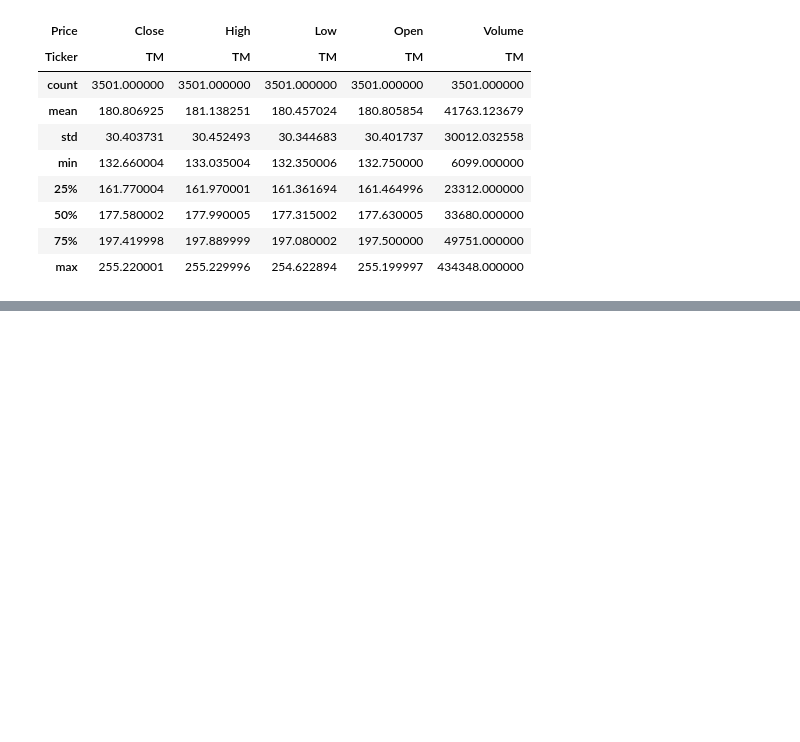
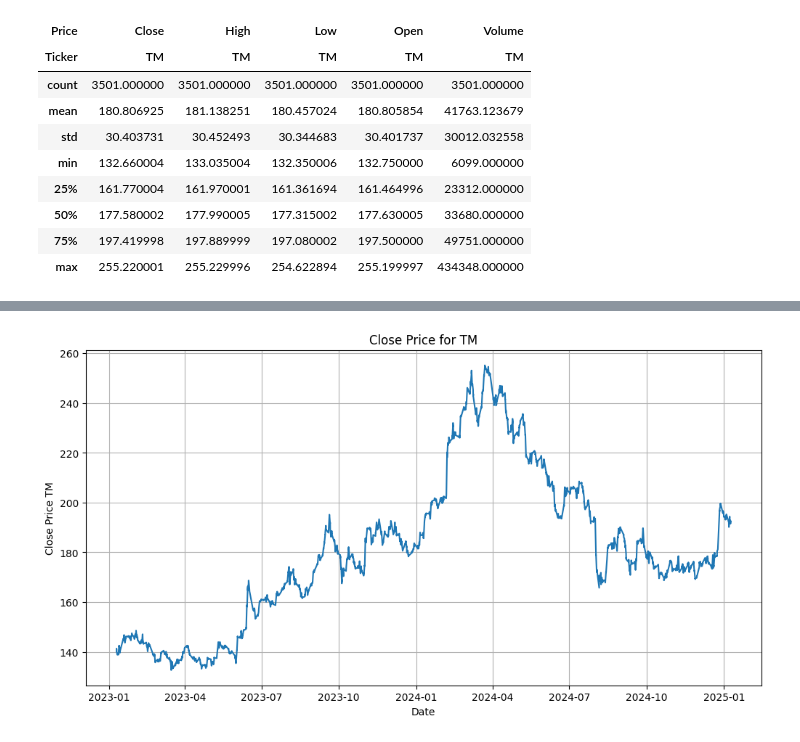
Before and after one commit to surak-alf/STOCK, a Jupyter notebook: notebooks/TM_MEDIUM.ipynb, the cells around one changed output, grey strips where cells are left out. Cells and saved outputs as stored; diff of their text form; code cells hidden in the pictures; blank space fills up the shorter version.

```diff
--- a/notebooks/TM_MEDIUM.ipynb
+++ b/notebooks/TM_MEDIUM.ipynb
@@ -65,0 +105,10 @@ tm_medium_data.describe()
+# %%
+plt.figure(figsize=(12, 6))
+plt.plot(tm_medium_data.index, tm_medium_data['Close'])
+plt.title(f'Close Price for TM')
+plt.xlabel('Date')
+plt.ylabel('Close Price TM')
+plt.grid(True)
+plt.show()
+# %% [output]
+[figure, added]
```
Also changed, not shown: parts of 7 cells of this notebook.
